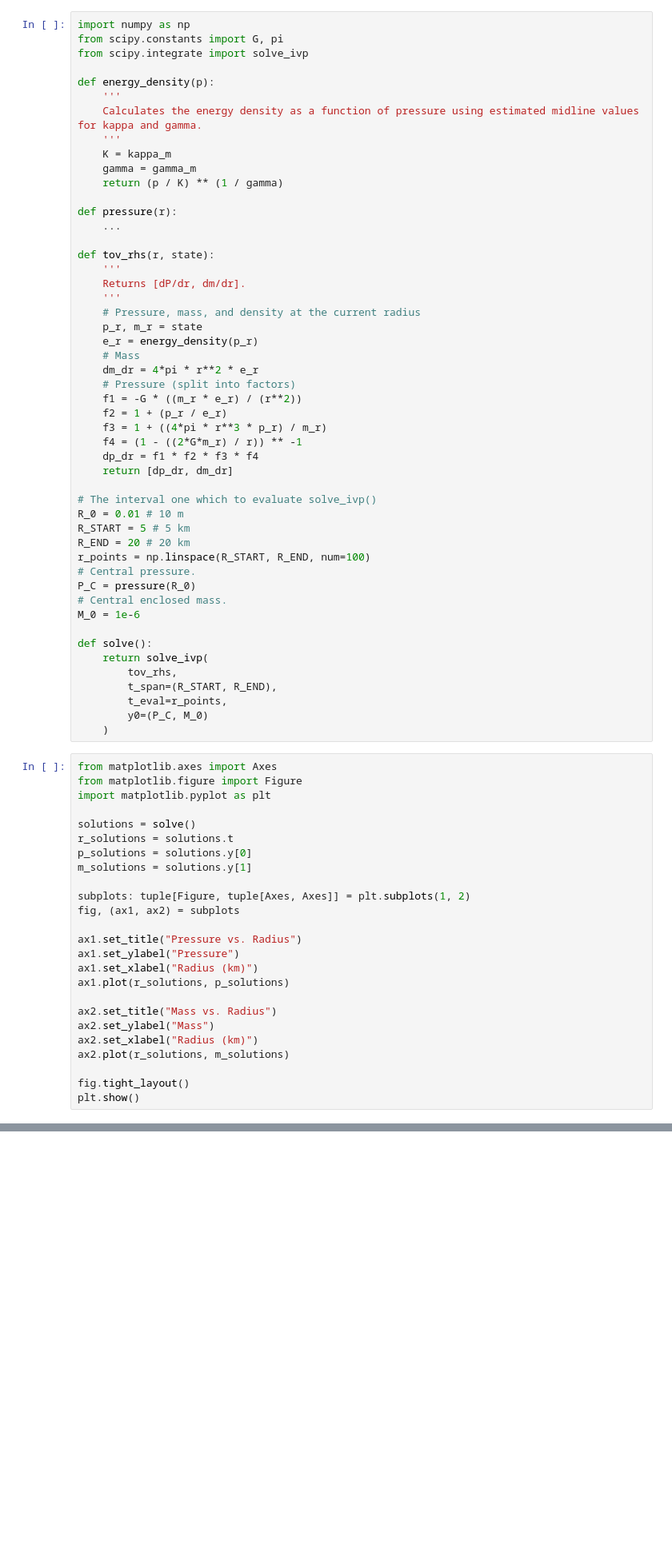
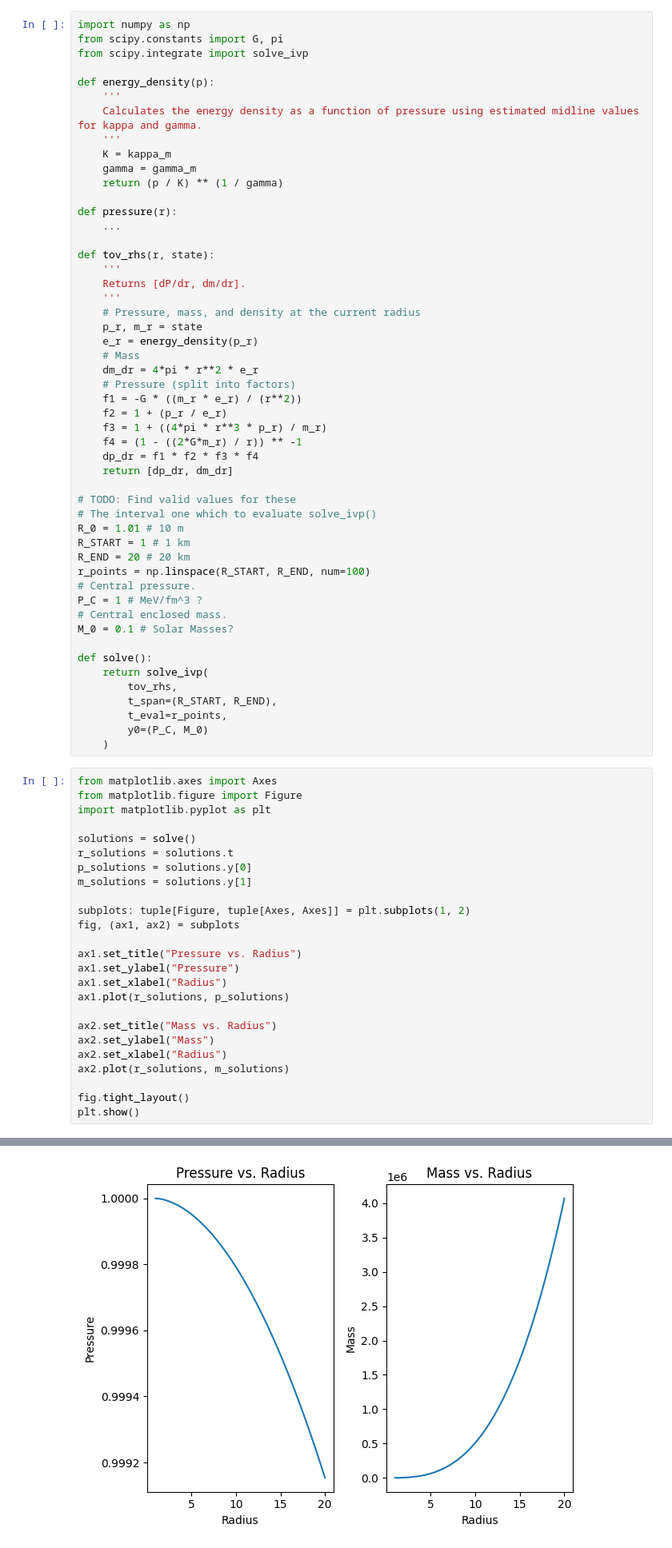
Before and after one commit to EHMD28/learn-scipy, a Jupyter notebook: tov/tov.ipynb, the cells around one changed output, grey strips where cells are left out. Shown at 80% size. Saved outputs shown, nothing was run; the diff lists cells and outputs as text; blank space fills up the shorter version.

```diff
--- a/tov/tov.ipynb
+++ b/tov/tov.ipynb
@@ -157,15 +164,16 @@ def tov_rhs(r, state):
     dp_dr = f1 * f2 * f3 * f4
     return [dp_dr, dm_dr]
 
+# TODO: Find valid values for these
 # The interval one which to evaluate solve_ivp()
-R_0 = 0.01 # 10 m
-R_START = 5 # 5 km
+R_0 = 1.01 # 10 m
+R_START = 1 # 1 km
 R_END = 20 # 20 km
 r_points = np.linspace(R_START, R_END, num=100)
 # Central pressure.
-P_C = pressure(R_0)
+P_C = 1 # MeV/fm^3 ?
 # Central enclosed mass.
-M_0 = 1e-6
+M_0 = 0.1 # Solar Masses?
 
 def solve():
     return solve_ivp(
@@ -189,12 +197,12 @@ fig, (ax1, ax2) = subplots
 
 ax1.set_title("Pressure vs. Radius")
 ax1.set_ylabel("Pressure")
-ax1.set_xlabel("Radius (km)")
+ax1.set_xlabel("Radius")
 ax1.plot(r_solutions, p_solutions)
 
 ax2.set_title("Mass vs. Radius")
 ax2.set_ylabel("Mass")
-ax2.set_xlabel("Radius (km)")
+ax2.set_xlabel("Radius")
 ax2.plot(r_solutions, m_solutions)
 
 fig.tight_layout()
@@ -203,0 +211 @@ ValueError: All components of the initial state `y0` must be finite.
+[figure, added]
```
Also changed, not shown: parts of 2 cells of this notebook, 1 other file.
